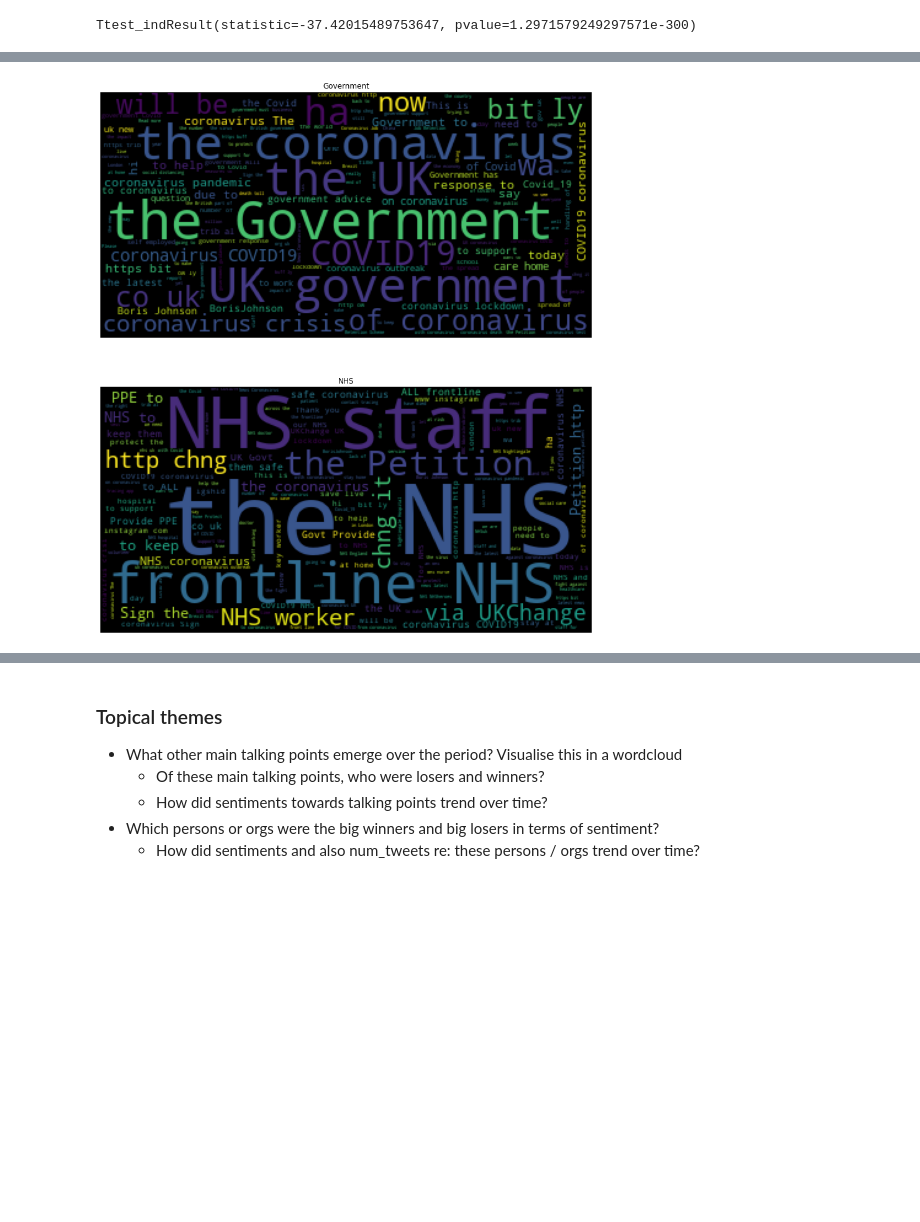
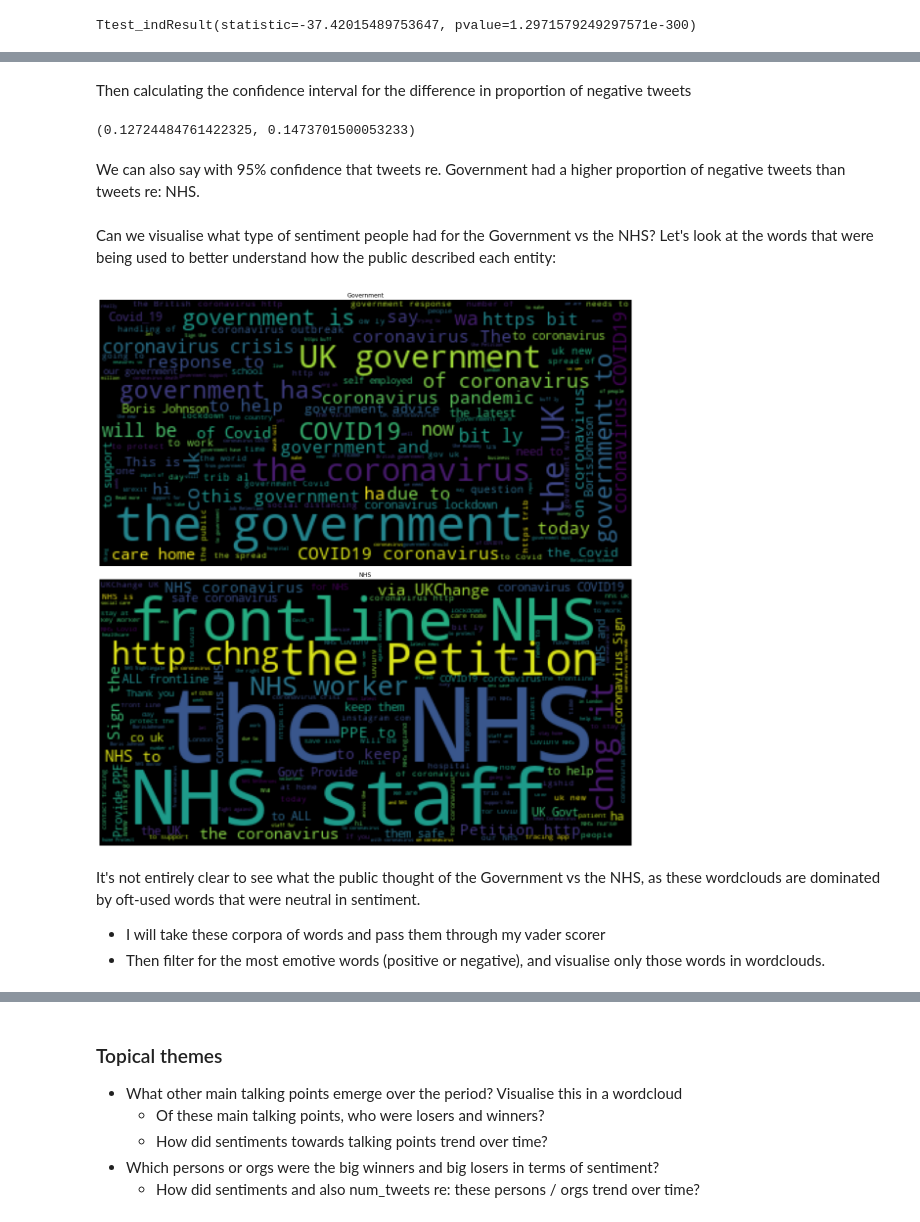
Before and after one commit to noahberhe/COVID-19, a Jupyter notebook: COVID-19 Anxiety Monitor.ipynb, the cells around one changed output, grey strips where cells are left out. Cells and saved outputs as stored; diff of their text form; code cells hidden in the pictures; blank space fills up the shorter version.

Commit message:
conf intervals

```diff
--- a/COVID-19 Anxiety Monitor.ipynb
+++ b/COVID-19 Anxiety Monitor.ipynb
@@ -180,7 +181,7 @@ def csv_compiler(folder='./data/tweets_*.csv'):
 - Some tools provide access to older tweets but in the most of them you have to spend some money before.
 - GetOldTweets3 mimics a Twitter search so we can search older tweets: when you enter on Twitter page a scroll loader starts, if you scroll down you start to get more and more tweets, all through calls to a JSON provider.
 # %%
-start = '2020-05-18'
+start = '2020-05-20'
 until = (datetime.today()-timedelta(days=1)).date()
 datelist = pd.date_range(start, end=until).tolist()
 query = 'coronavirus OR covid OR covid-19 OR covid19'
@@ -511,19 +602,33 @@ What words were often-used for each sample:
+# %% [markdown]
+Then calculating the confidence interval for the difference in proportion of negative tweets
+# %%
+diff = p_gov - p_nhs
+lcb = diff - (1.96 * se_diff)
+ucb = diff + (1.96 * se_diff)
+(lcb, ucb)
+# %% [output]
+(0.12724484761422325, 0.1473701500053233)
+# %% [markdown]
+We can also say with 95% confidence that tweets re. Government had a higher proportion of negative tweets than tweets re: NHS.
+# %% [markdown]
+Can we visualise what type of sentiment people had for the Government vs the NHS? Let's look at the words that were being used to better understand how the public described each entity:
 # %%
 gov_text = " ".join(tweet for tweet in tweets.text[tweets.topical_orgs=='government'])
 nhs_text = " ".join(tweet for tweet in tweets.text[tweets.topical_orgs=='nhs'])
 
 stopwords = set(STOPWORDS)
-stopwords.update(['http', 'https', 'www', 'amp', 'government', 'nhs'])
+stopwords.update(['http', 'https', 'www', 'amp', 'ly', 'bit'])
 
 gov_wordcloud = WordCloud(stopwords=stopwords).generate(gov_text)
 nhs_wordcloud = WordCloud(stopwords=stopwords).generate(nhs_text)
 
 fig, ax = plt.subplots(nrows=2, figsize=(16,16))
 ax[0].imshow(gov_wordcloud)
 ax[0].set_title('Government')
 ax[0].axis('off')
 ax[1].imshow(nhs_wordcloud)
 ax[1].set_title('NHS')
-ax[1].axis('off');
+ax[1].axis('off')
+plt.tight_layout();
 # %% [output]
-[figure, old version]
+[figure, new version]
@@ -532,0 +635,4 @@ ax[1].axis('off');
+# %% [markdown]
+It's not entirely clear to see what the public thought of the Government vs the NHS, as these wordclouds are dominated by oft-used words that were neutral in sentiment.
+- I will take these corpora of words and pass them through my vader scorer
+- Then filter for the most emotive words (positive or negative), and visualise only those words in wordclouds.
```
Also changed, not shown: parts of 44 cells of this notebook, 3 other files.
